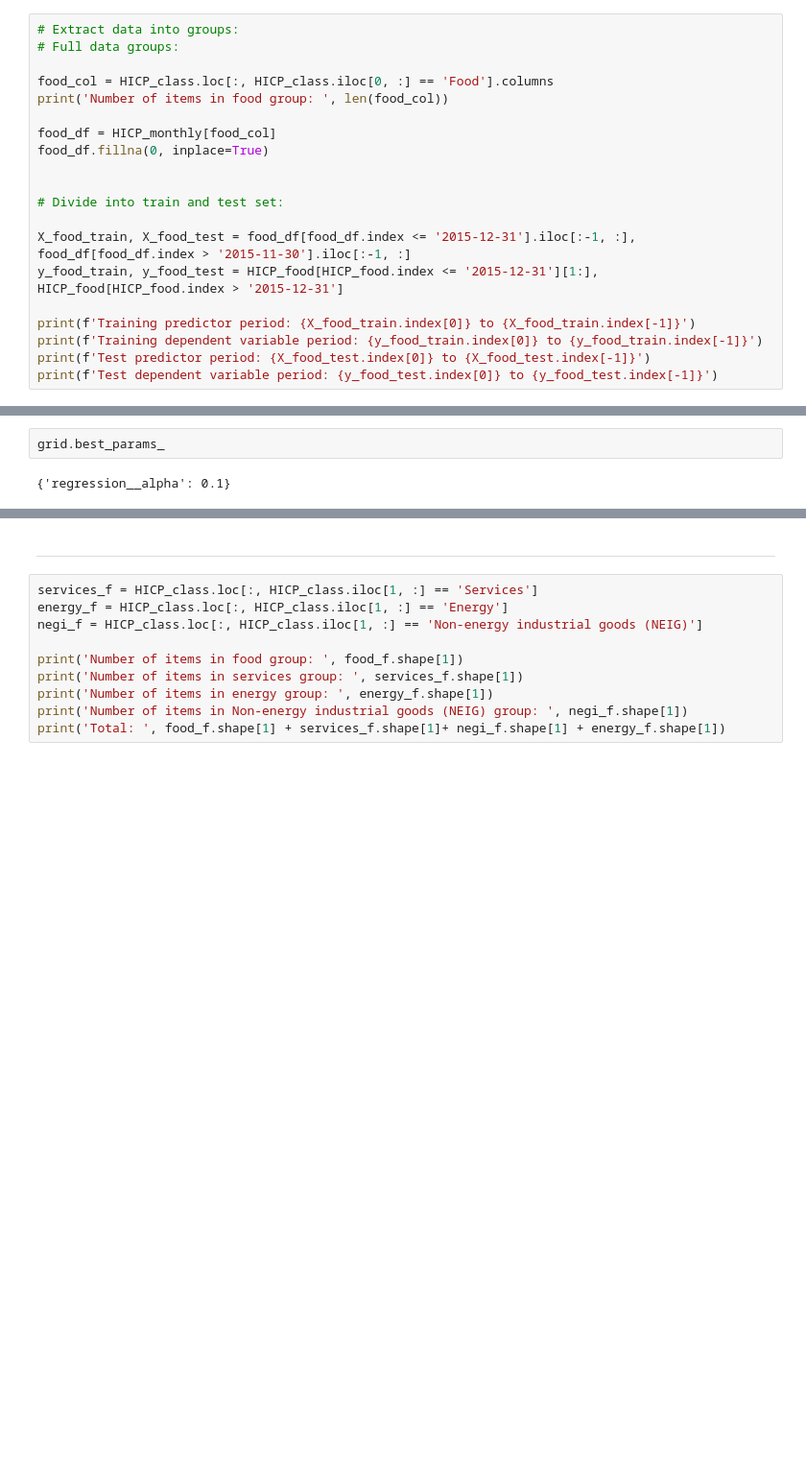
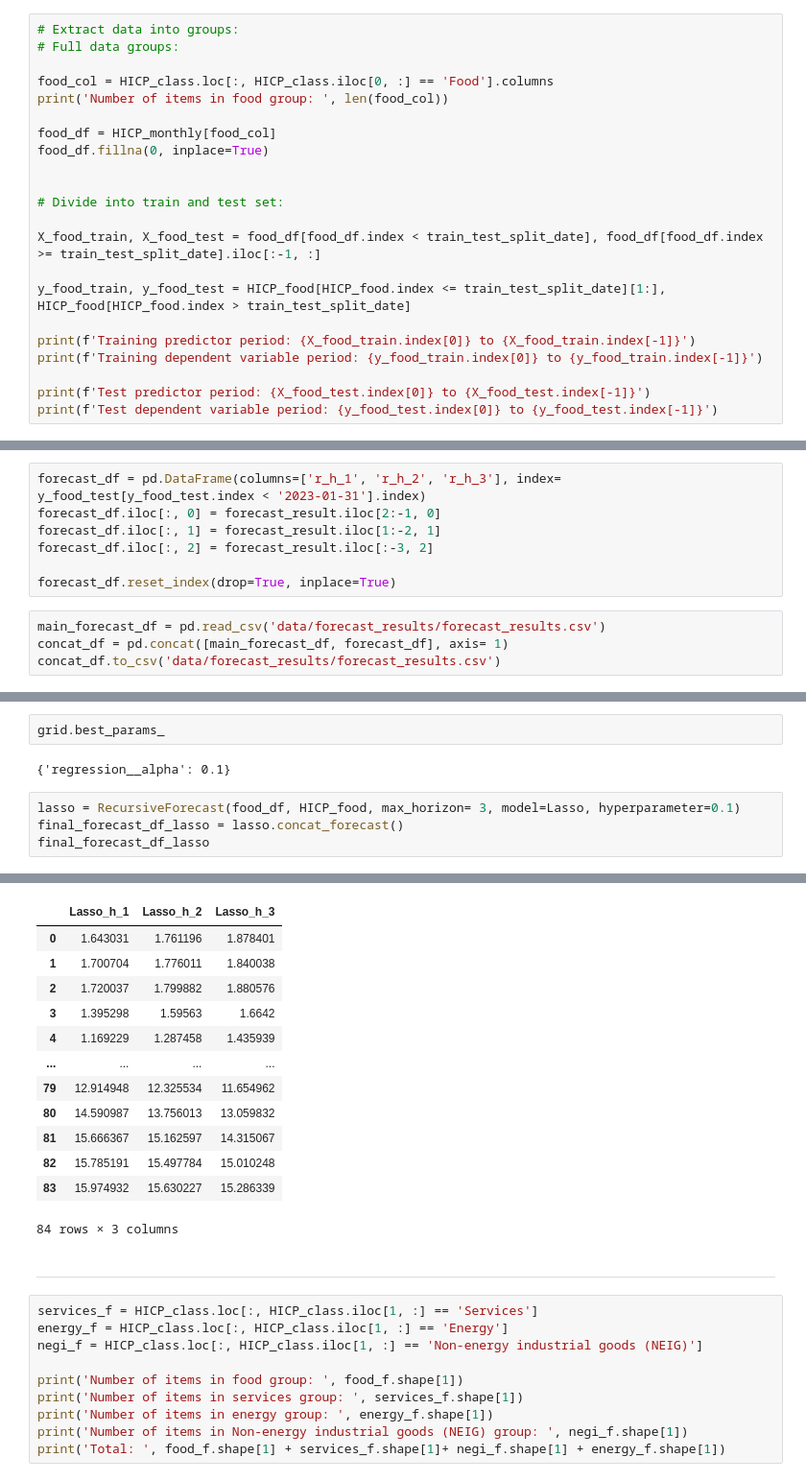
Before and after one commit to lamlam98765/thesis_code, a Jupyter notebook: main/4_Shrinkage_methods.ipynb, the cells around one changed output, grey strips where cells are left out. Shown at 96% size. Cells and saved outputs as stored; diff of their text form; blank space fills up the shorter version.

Commit message:
done with class to generate and save forecast

```diff
--- a/main/4_Shrinkage_methods.ipynb
+++ b/main/4_Shrinkage_methods.ipynb
@@ -70,11 +73,13 @@ food_df.fillna(0, inplace=True)
 
 # Divide into train and test set:
 
-X_food_train, X_food_test = food_df[food_df.index <= '2015-12-31'].iloc[:-1, :], food_df[food_df.index > '2015-11-30'].iloc[:-1, :]
-y_food_train, y_food_test = HICP_food[HICP_food.index <= '2015-12-31'][1:], HICP_food[HICP_food.index > '2015-12-31']
+X_food_train, X_food_test = food_df[food_df.index < train_test_split_date], food_df[food_df.index >= train_test_split_date].iloc[:-1, :]
+
+y_food_train, y_food_test = HICP_food[HICP_food.index <= train_test_split_date][1:], HICP_food[HICP_food.index > train_test_split_date]
 
 print(f'Training predictor period: {X_food_train.index[0]} to {X_food_train.index[-1]}')
 print(f'Training dependent variable period: {y_food_train.index[0]} to {y_food_train.index[-1]}')
+
 print(f'Test predictor period: {X_food_test.index[0]} to {X_food_test.index[-1]}')
 print(f'Test dependent variable period: {y_food_test.index[0]} to {y_food_test.index[-1]}')
 # %% [output]
@@ -192,0 +174,11 @@ forecast_df
+# %%
+forecast_df = pd.DataFrame(columns=['r_h_1', 'r_h_2', 'r_h_3'], index= y_food_test[y_food_test.index < '2023-01-31'].index)
+forecast_df.iloc[:, 0] = forecast_result.iloc[2:-1, 0]
+forecast_df.iloc[:, 1] = forecast_result.iloc[1:-2, 1]
+forecast_df.iloc[:, 2] = forecast_result.iloc[:-3, 2]
+
+forecast_df.reset_index(drop=True, inplace=True)
+# %%
+main_forecast_df = pd.read_csv('data/forecast_results/forecast_results.csv')
+concat_df = pd.concat([main_forecast_df, forecast_df], axis= 1)
+concat_df.to_csv('data/forecast_results/forecast_results.csv')
@@ -218,3 +336,8 @@ grid.fit(X_food_train, y_food_train)
 grid.best_params_
 # %% [output]
 {'regression__alpha': 0.1}
+# %%
+lasso = RecursiveForecast(food_df, HICP_food, max_horizon= 3, model=Lasso, hyperparameter=0.1)
+final_forecast_df_lasso = lasso.concat_forecast()
+final_forecast_df_lasso
+# %% [output]
@@ -221,3 +361,16 @@ grid.best_params_
+|  | Lasso_h_1 | Lasso_h_2 | Lasso_h_3 |
+| 0 | 1.643031 | 1.761196 | 1.878401 |
+| 1 | 1.700704 | 1.776011 | 1.840038 |
+| 2 | 1.720037 | 1.799882 | 1.880576 |
+| 3 | 1.395298 | 1.59563 | 1.6642 |
+| 4 | 1.169229 | 1.287458 | 1.435939 |
+| ... | ... | ... | ... |
+| 79 | 12.914948 | 12.325534 | 11.654962 |
+| 80 | 14.590987 | 13.756013 | 13.059832 |
+| 81 | 15.666367 | 15.162597 | 14.315067 |
+| 82 | 15.785191 | 15.497784 | 15.010248 |
+| 83 | 15.974932 | 15.630227 | 15.286339 |
+84 rows × 3 columns
 # %% [markdown]
 ---
 # %%
```
Also changed, not shown: parts of 8 cells of this notebook, 4 other files.
